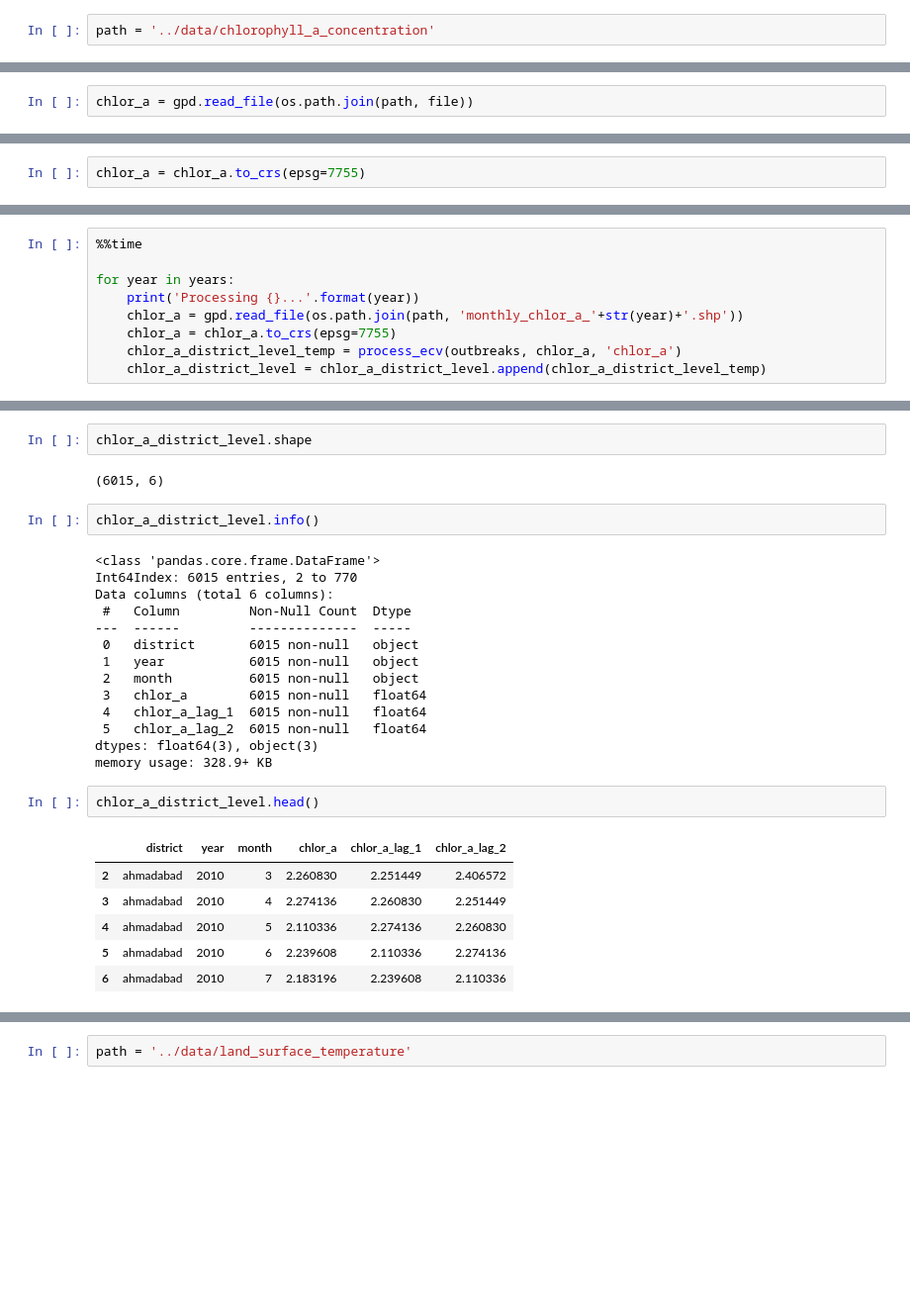
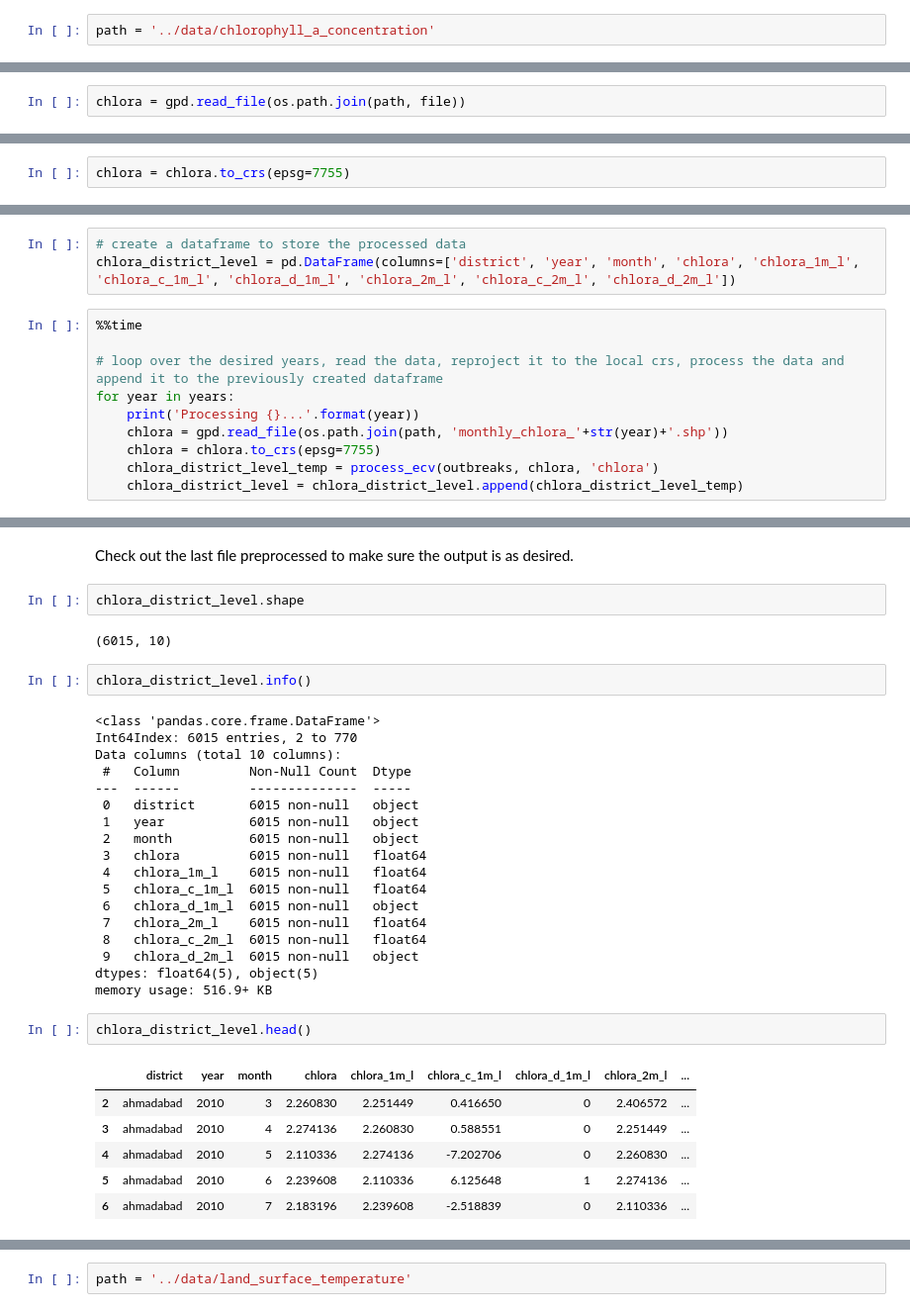
Before and after one commit to alexvmt/cholera_risk_modeling, a Jupyter notebook: create_train_and_test_set.ipynb, the cells around one changed output, grey strips where cells are left out. Shown: that part at 99% size. Cells and saved outputs as stored; diff of their text form; blank space fills up the shorter version.

```diff
--- a/create_train_and_test_set.ipynb
+++ b/create_train_and_test_set.ipynb
@@ -221,2 +255,2 @@ file = 'monthly_chlor_a_'+str(years[0])+'.shp'
 # %%
-chlor_a = gpd.read_file(os.path.join(path, file))
+chlora = gpd.read_file(os.path.join(path, file))
@@ -225,5 +261,5 @@ chlor_a.crs == outbreaks.crs
 # %% [output]
 False
 # %%
-chlor_a = chlor_a.to_crs(epsg=7755)
+chlora = chlora.to_crs(epsg=7755)
 # %%
@@ -262,12 +296,16 @@ chlor_a_district_level = pd.DataFrame(columns=['district', 'year', 'month', 'chl
+# %%
+# create a dataframe to store the processed data
+chlora_district_level = pd.DataFrame(columns=['district', 'year', 'month', 'chlora', 'chlora_1m_l', 'chlora_c_1m_l', 'chlora_d_1m_l', 'chlora_2m_l', 'chlora_c_2m_l', 'chlora_d_2m_l'])
 # %%
 %%time
 
+# loop over the desired years, read the data, reproject it to the local crs, process the data and append it to the previously created dataframe
 for year in years:
     print('Processing {}...'.format(year))
-    chlor_a = gpd.read_file(os.path.join(path, 'monthly_chlor_a_'+str(year)+'.shp'))
-    chlor_a = chlor_a.to_crs(epsg=7755)
-    chlor_a_district_level_temp = process_ecv(outbreaks, chlor_a, 'chlor_a')
-    chlor_a_district_level = chlor_a_district_level.append(chlor_a_district_level_temp)
+    chlora = gpd.read_file(os.path.join(path, 'monthly_chlora_'+str(year)+'.shp'))
+    chlora = chlora.to_crs(epsg=7755)
+    chlora_district_level_temp = process_ecv(outbreaks, chlora, 'chlora')
+    chlora_district_level = chlora_district_level.append(chlora_district_level_temp)
 # %% [output]
 Processing 2010...
 Processing 2011...
@@ -283,29 +321,35 @@ Wall time: 2h 20min 36s
+# %% [markdown]
+Check out the last file preprocessed to make sure the output is as desired.
 # %%
-chlor_a_district_level.shape
+chlora_district_level.shape
 # %% [output]
-(6015, 6)
+(6015, 10)
 # %%
-chlor_a_district_level.info()
+chlora_district_level.info()
 # %% [output]
 <class 'pandas.core.frame.DataFrame'>
 Int64Index: 6015 entries, 2 to 770
-Data columns (total 6 columns):
+Data columns (total 10 columns):
  #   Column         Non-Null Count  Dtype
 ---  ------         --------------  -----
  0   district       6015 non-null   object
  1   year           6015 non-null   object
  2   month          6015 non-null   object
- 3   chlor_a        6015 non-null   float64
- 4   chlor_a_lag_1  6015 non-null   float64
- 5   chlor_a_lag_2  6015 non-null   float64
-dtypes: float64(3), object(3)
-memory usage: 328.9+ KB
+ 3   chlora         6015 non-null   float64
+ 4   chlora_1m_l    6015 non-null   float64
+ 5   chlora_c_1m_l  6015 non-null   float64
+ 6   chlora_d_1m_l  6015 non-null   object
+ 7   chlora_2m_l    6015 non-null   float64
+ 8   chlora_c_2m_l  6015 non-null   float64
+ 9   chlora_d_2m_l  6015 non-null   object
+dtypes: float64(5), object(5)
+memory usage: 516.9+ KB
 # %%
-chlor_a_district_level.head()
+chlora_district_level.head()
 # %% [output]
-|  | district | year | month | chlor_a | chlor_a_lag_1 | chlor_a_lag_2 |
-| 2 | ahmadabad | 2010 | 3 | 2.260830 | 2.251449 | 2.406572 |
-| 3 | ahmadabad | 2010 | 4 | 2.274136 | 2.260830 | 2.251449 |
-| 4 | ahmadabad | 2010 | 5 | 2.110336 | 2.274136 | 2.260830 |
-| 5 | ahmadabad | 2010 | 6 | 2.239608 | 2.110336 | 2.274136 |
-| 6 | ahmadabad | 2010 | 7 | 2.183196 | 2.239608 | 2.110336 |
+|  | district | year | month | chlora | chlora_1m_l | chlora_c_1m_l | chlora_d_1m_l | chlora_2m_l | ... |
+| 2 | ahmadabad | 2010 | 3 | 2.260830 | 2.251449 | 0.416650 | 0 | 2.406572 | ... |
+| 3 | ahmadabad | 2010 | 4 | 2.274136 | 2.260830 | 0.588551 | 0 | 2.251449 | ... |
+| 4 | ahmadabad | 2010 | 5 | 2.110336 | 2.274136 | -7.202706 | 0 | 2.260830 | ... |
+| 5 | ahmadabad | 2010 | 6 | 2.239608 | 2.110336 | 6.125648 | 1 | 2.274136 | ... |
+| 6 | ahmadabad | 2010 | 7 | 2.183196 | 2.239608 | -2.518839 | 0 | 2.110336 | ... |
```
Also changed, not shown: parts of 105 cells of this notebook.
